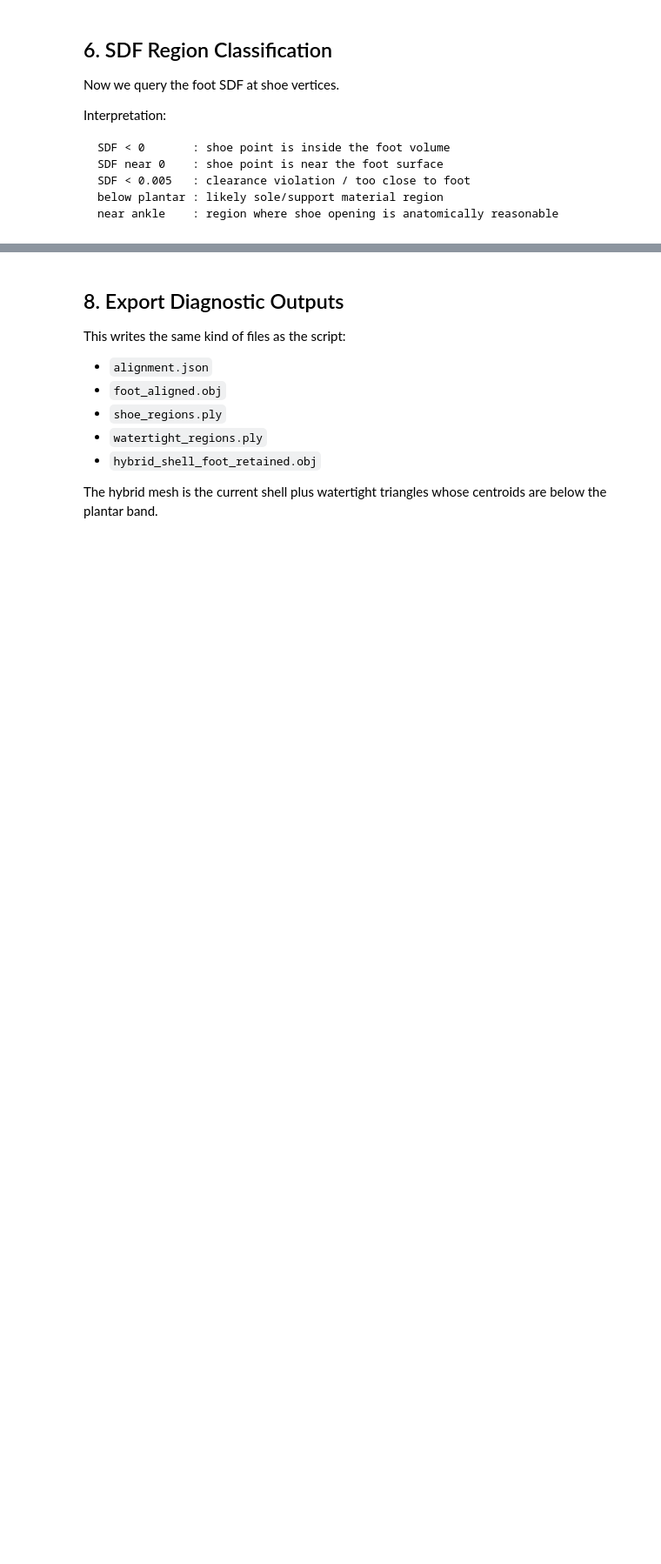
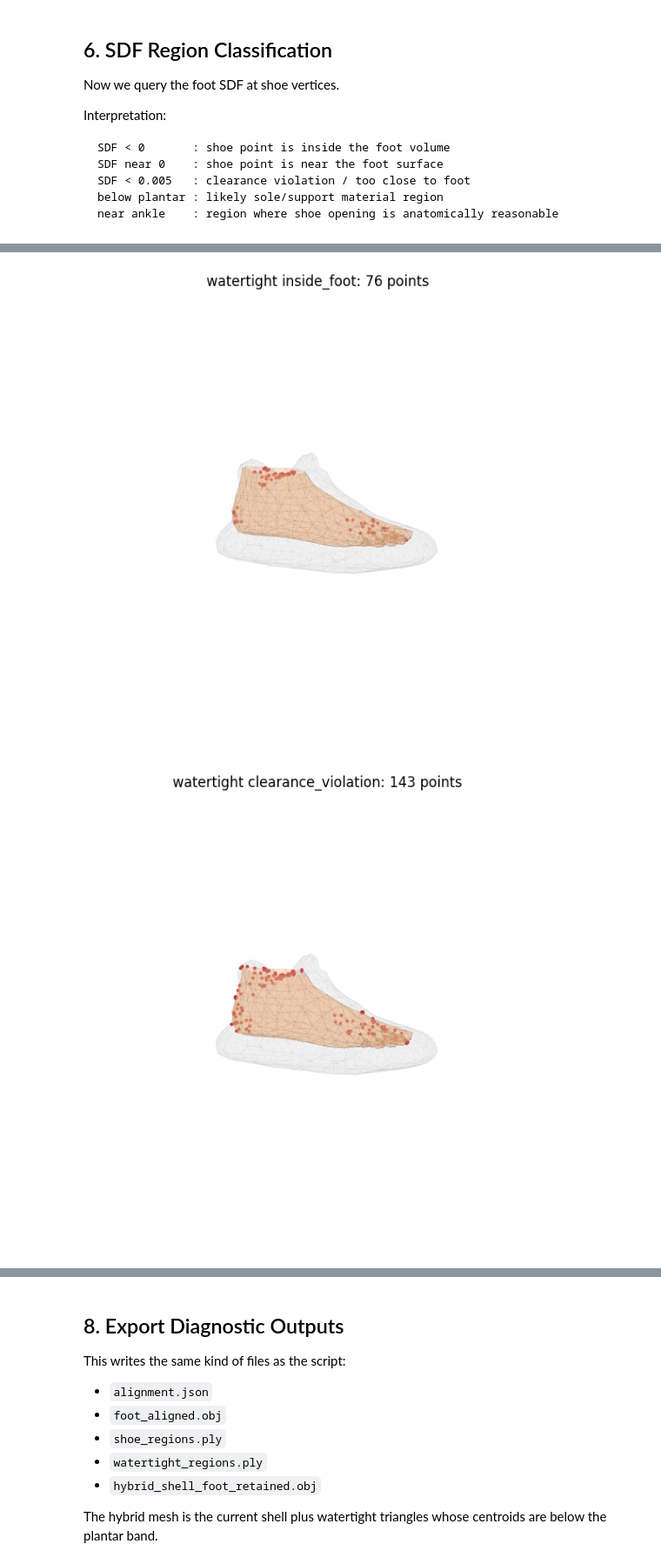
Before and after one commit to 08Abhinay/Shell_Gaussian, a Jupyter notebook: FootShellGaussian/foot_alignment_playground.ipynb, the cells around one changed output, grey strips where cells are left out. Shown at 87% size. Saved outputs shown, nothing was run; the diff lists cells and outputs as text; code cells hidden in the pictures; blank space fills up the shorter version.

```diff
--- a/FootShellGaussian/foot_alignment_playground.ipynb
+++ b/FootShellGaussian/foot_alignment_playground.ipynb
@@ -272,20 +408,24 @@ shell_regions, watertight_regions = classify_with_alignment(alignment)
 # %%
 def plot_region_points(mesh, regions, key, title, elev=10, azim=-70):
     mask = regions[key]
     points = mesh.vertices[mask]
+    points_display = to_display_coords(points, alignment) if points.shape[0] > 0 else points
     fig = plt.figure(figsize=(8, 6))
     ax = fig.add_subplot(111, projection="3d")
-    add_mesh(ax, mesh, color="#cccccc", alpha=0.12, max_faces=3500, linewidth=0.04)
+    add_mesh(ax, mesh, color="#cccccc", alpha=0.12, max_faces=3500, linewidth=0.04, alignment=alignment)
     if points.shape[0] > 0:
-        ax.scatter(points[:, 0], points[:, 1], points[:, 2], s=4, c="#d7191c", depthshade=False)
+        ax.scatter(points_display[:, 0], points_display[:, 1], points_display[:, 2], s=4, c="#d7191c", depthshade=False)
     foot_aligned = alignment.transform_foot_to_shoe(foot_mesh.vertices)
-    add_mesh(ax, MeshData(foot_aligned, foot_mesh.faces), color="#fdae6b", alpha=0.35, max_faces=900, linewidth=0.12)
-    set_axes_equal(ax, [mesh.vertices, foot_aligned])
+    add_mesh(ax, MeshData(foot_aligned, foot_mesh.faces), color="#fdae6b", alpha=0.35, max_faces=900, linewidth=0.12, alignment=alignment)
+    set_axes_equal(ax, [to_display_coords(mesh.vertices, alignment), to_display_coords(foot_aligned, alignment)])
     ax.view_init(elev=elev, azim=azim)
     ax.set_axis_off()
     ax.set_title(f"{title}: {int(mask.sum())} points")
     plt.tight_layout()
     plt.show()
 
 for key in ["inside_foot", "clearance_violation", "below_plantar", "near_ankle"]:
     plot_region_points(watertight_mesh, watertight_regions, key, f"watertight {key}")
+# %% [output]
+[figure, added]
+[figure, added]
```
Also changed, not shown: parts of 15 cells of this notebook, 5 other files.
